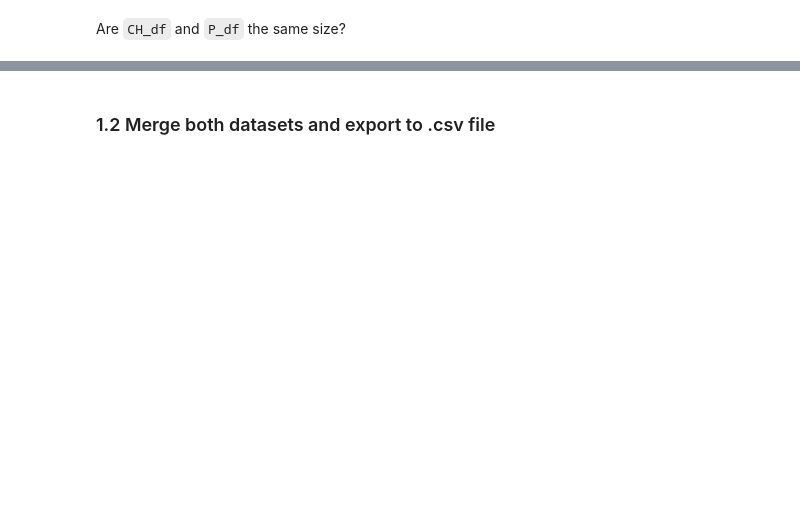
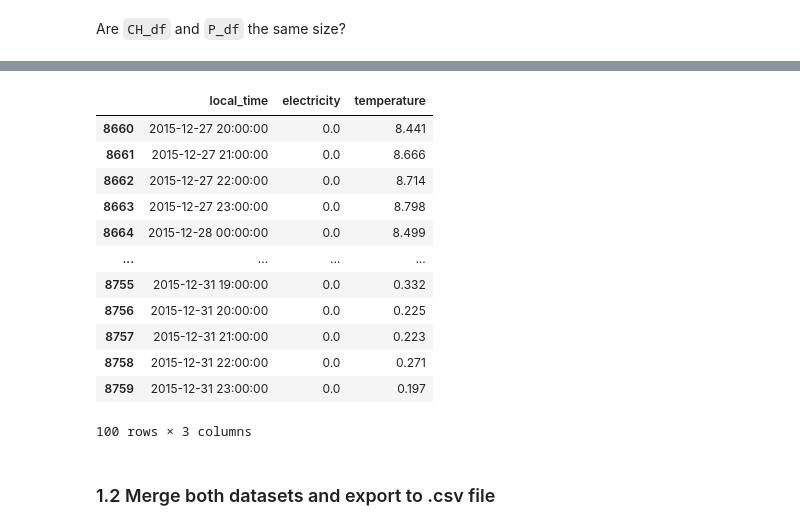
Before and after one commit to Pegagin/autoPOMcodinglab, a Jupyter notebook: POMcases_01_Python_DataVisualization_Assignment/T1_StudentTask_DataVisualization_Assignment.ipynb, the cells around one changed output, grey strips where cells are left out. Saved outputs shown, nothing was run; the diff lists cells and outputs as text; code cells hidden in the pictures; blank space fills up the shorter version.

```diff
--- a/POMcases_01_Python_DataVisualization_Assignment/T1_StudentTask_DataVisualization_Assignment.ipynb
+++ b/POMcases_01_Python_DataVisualization_Assignment/T1_StudentTask_DataVisualization_Assignment.ipynb
@@ -95,3 +188,20 @@ CH_df.shape, P_df.shape
+# %%
+#CH_df
+P_df.tail(100) # print last 5 rows
+# %% [output]
+|  | local_time | electricity | temperature |
+| 8660 | 2015-12-27 20:00:00 | 0.0 | 8.441 |
+| 8661 | 2015-12-27 21:00:00 | 0.0 | 8.666 |
+| 8662 | 2015-12-27 22:00:00 | 0.0 | 8.714 |
+| 8663 | 2015-12-27 23:00:00 | 0.0 | 8.798 |
+| 8664 | 2015-12-28 00:00:00 | 0.0 | 8.499 |
+| ... | ... | ... | ... |
+| 8755 | 2015-12-31 19:00:00 | 0.0 | 0.332 |
+| 8756 | 2015-12-31 20:00:00 | 0.0 | 0.225 |
+| 8757 | 2015-12-31 21:00:00 | 0.0 | 0.223 |
+| 8758 | 2015-12-31 22:00:00 | 0.0 | 0.271 |
+| 8759 | 2015-12-31 23:00:00 | 0.0 | 0.197 |
+100 rows × 3 columns
 # %% [markdown]
 ### 1.2 Merge both datasets and export to .csv file
 # %%
```
Also changed, not shown: parts of 32 cells of this notebook, 4 other files.
